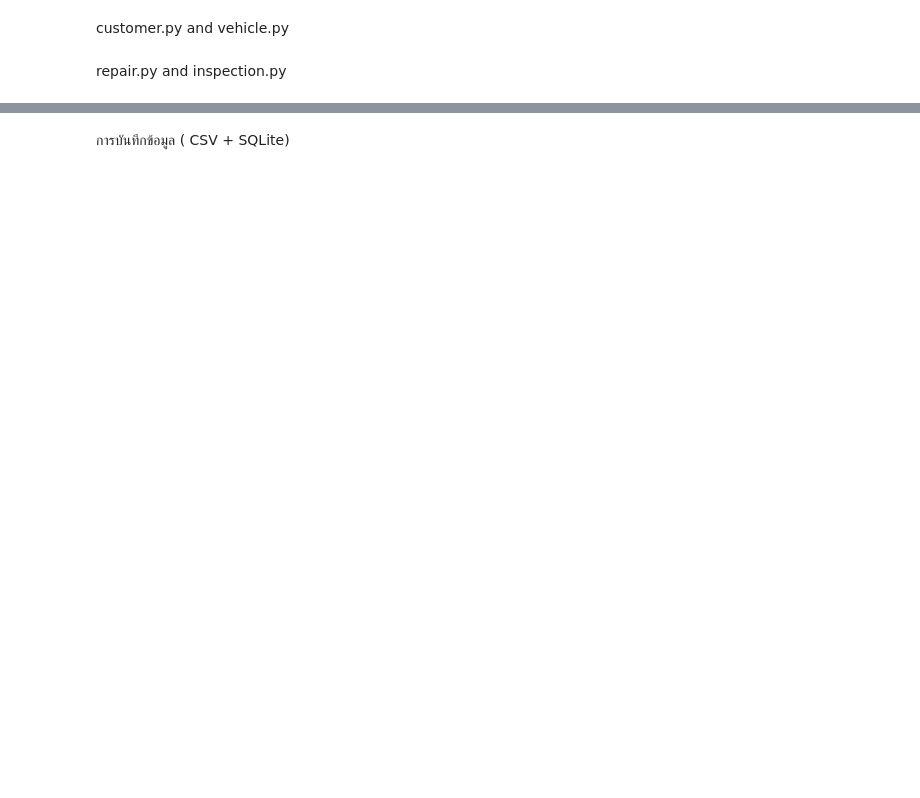
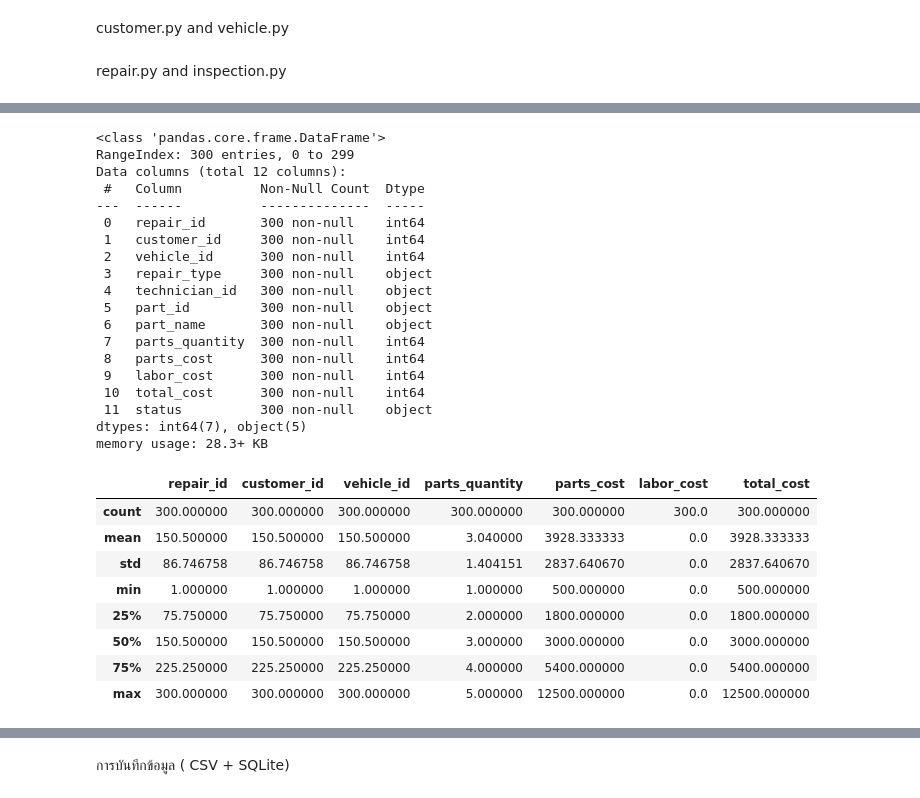
Before and after one commit to surayut9595-ux/Yutyit, a Jupyter notebook: สำเนาของ_garage.ipynb, the cells around one changed output, grey strips where cells are left out. Drawn from its saved outputs; the diff is of its cells as text; code cells hidden in the pictures; blank space fills up the shorter version.

```diff
--- a/สำเนาของ_garage.ipynb
+++ b/สำเนาของ_garage.ipynb
@@ -328,0 +354,5 @@ repair.py and inspection.py
+# %%
+#อ่านcsvกลับ
+df = pd.read_csv("garage.csv")
+
+df.head()
@@ -328,0 +366,32 @@ repair.py and inspection.py
+# %%
+df.info()
+df.describe()
+# %% [output]
+<class 'pandas.core.frame.DataFrame'>
+RangeIndex: 300 entries, 0 to 299
+Data columns (total 12 columns):
+ #   Column          Non-Null Count  Dtype
+---  ------          --------------  -----
+ 0   repair_id       300 non-null    int64
+ 1   customer_id     300 non-null    int64
+ 2   vehicle_id      300 non-null    int64
+ 3   repair_type     300 non-null    object
+ 4   technician_id   300 non-null    object
+ 5   part_id         300 non-null    object
+ 6   part_name       300 non-null    object
+ 7   parts_quantity  300 non-null    int64
+ 8   parts_cost      300 non-null    int64
+ 9   labor_cost      300 non-null    int64
+ 10  total_cost      300 non-null    int64
+ 11  status          300 non-null    object
+dtypes: int64(7), object(5)
+memory usage: 28.3+ KB
+|  | repair_id | customer_id | vehicle_id | parts_quantity | parts_cost | labor_cost | total_cost |
+| count | 300.000000 | 300.000000 | 300.000000 | 300.000000 | 300.000000 | 300.0 | 300.000000 |
+| mean | 150.500000 | 150.500000 | 150.500000 | 3.040000 | 3928.333333 | 0.0 | 3928.333333 |
+| std | 86.746758 | 86.746758 | 86.746758 | 1.404151 | 2837.640670 | 0.0 | 2837.640670 |
+| min | 1.000000 | 1.000000 | 1.000000 | 1.000000 | 500.000000 | 0.0 | 500.000000 |
+| 25% | 75.750000 | 75.750000 | 75.750000 | 2.000000 | 1800.000000 | 0.0 | 1800.000000 |
+| 50% | 150.500000 | 150.500000 | 150.500000 | 3.000000 | 3000.000000 | 0.0 | 3000.000000 |
+| 75% | 225.250000 | 225.250000 | 225.250000 | 4.000000 | 5400.000000 | 0.0 | 5400.000000 |
+| max | 300.000000 | 300.000000 | 300.000000 | 5.000000 | 12500.000000 | 0.0 | 12500.000000 |
```
Also changed, not shown: parts of 19 cells of this notebook.
